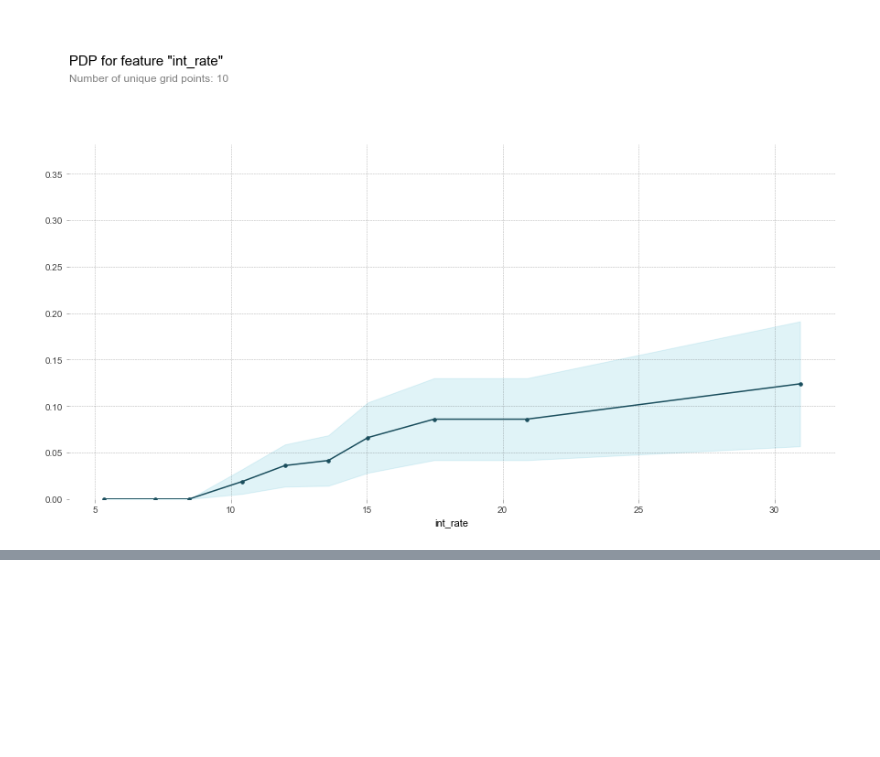
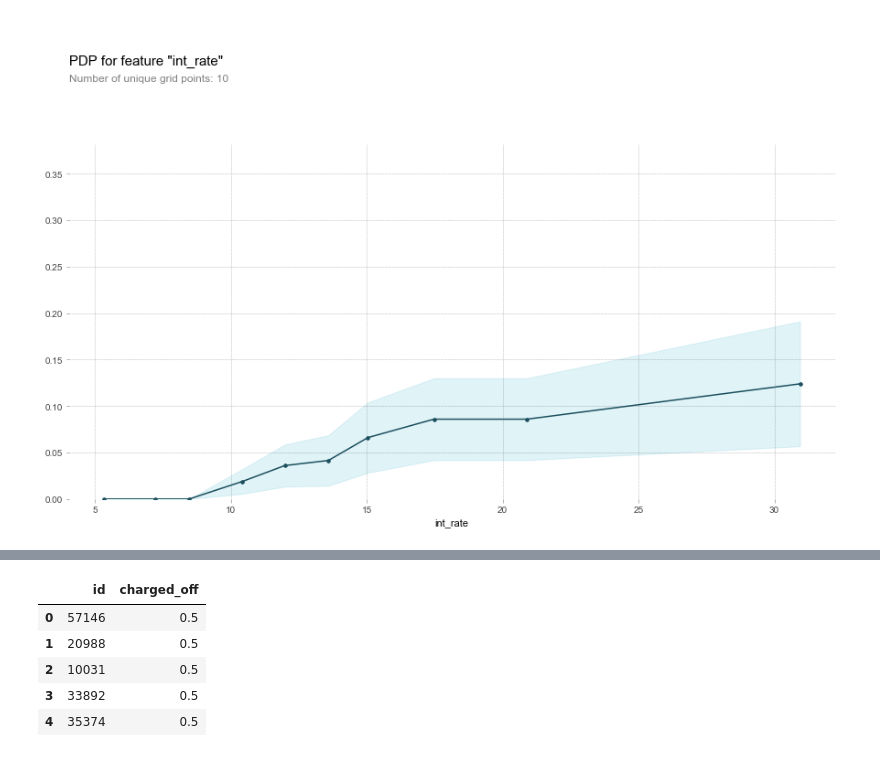
Before and after one commit to bloominstituteoftechnology/DS-Unit-4-Sprint-1-Tree-Ensembles, a Jupyter notebook: module1-decision-trees/Tree_ensemble_kaggle.ipynb, the cells around one changed output, grey strips where cells are left out. Drawn from its saved outputs; the diff is of its cells as text; code cells hidden in the pictures; blank space fills up the shorter version.

```diff
--- a/module1-decision-trees/Tree_ensemble_kaggle.ipynb
+++ b/module1-decision-trees/Tree_ensemble_kaggle.ipynb
@@ -434,0 +476,9 @@ NameError: name 'initjs' is not defined
+# %%
+q
+# %% [output]
+|  | id | charged_off |
+| 0 | 57146 | 0.5 |
+| 1 | 20988 | 0.5 |
+| 2 | 10031 | 0.5 |
+| 3 | 33892 | 0.5 |
+| 4 | 35374 | 0.5 |
```
Also changed, not shown: parts of 9 cells of this notebook, 2 other files.
